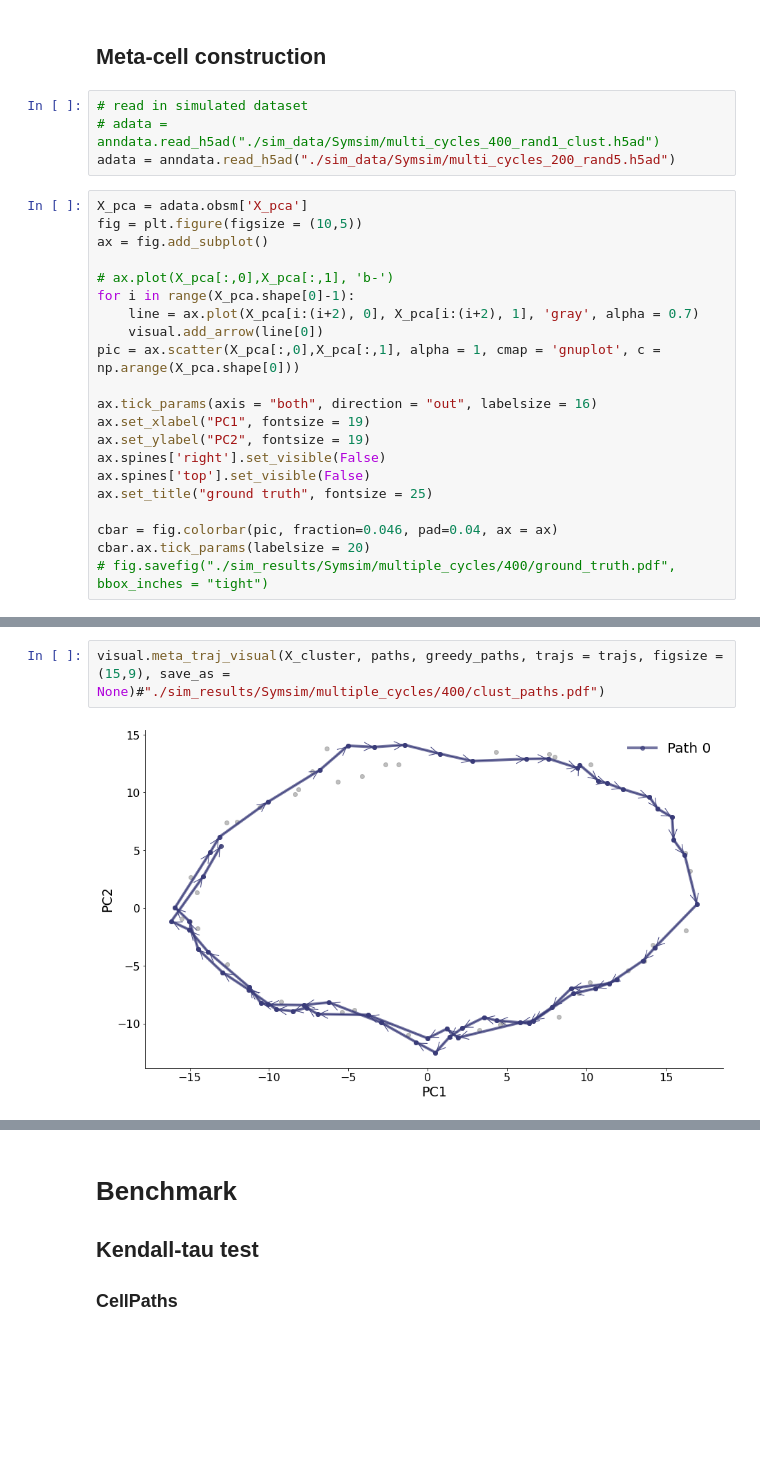
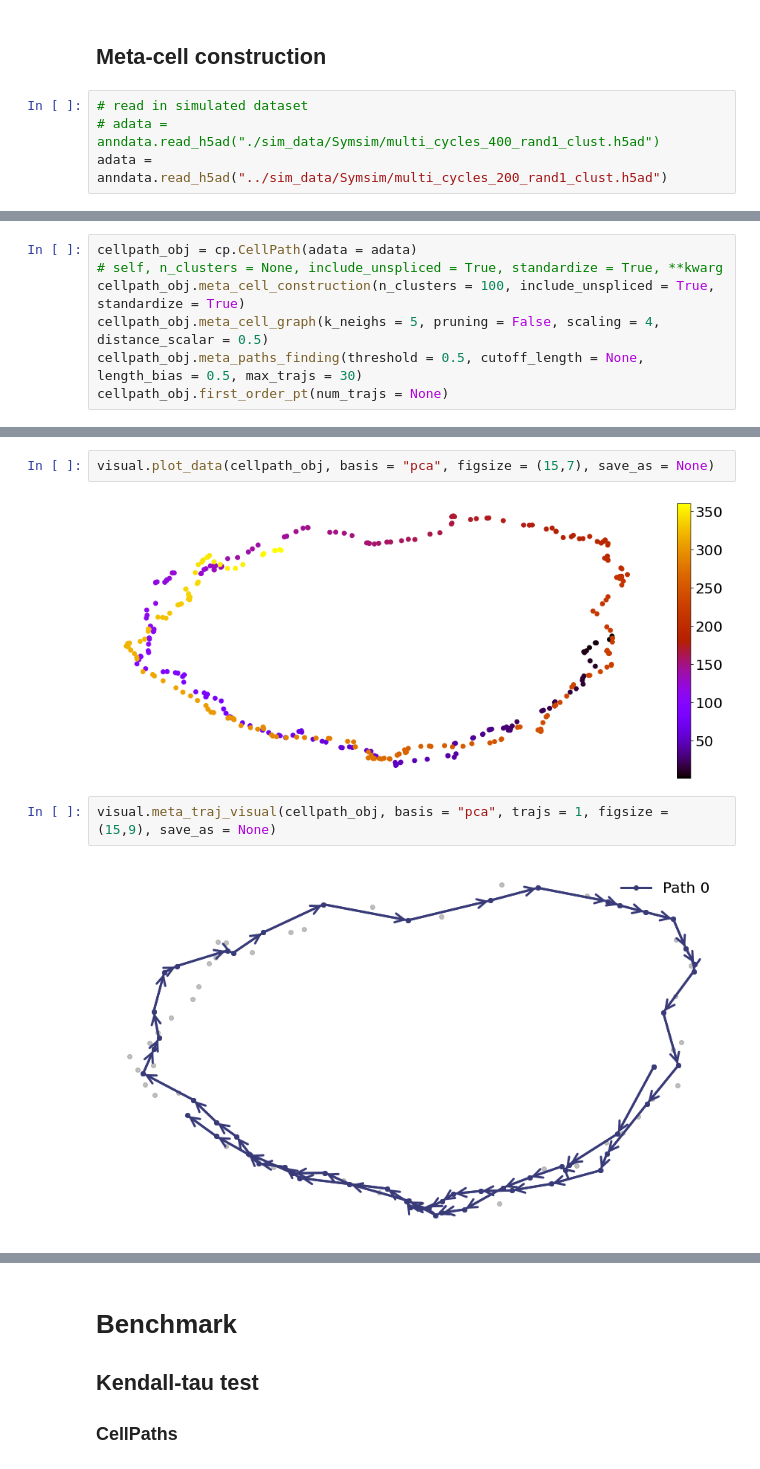
Before and after one commit to PeterZZQ/CellPath, a Jupyter notebook: Examples/CellPaths_multi_cycles.ipynb, the cells around one changed output, grey strips where cells are left out. Saved outputs shown, nothing was run; the diff lists cells and outputs as text; blank space fills up the shorter version.

```diff
--- a/Examples/CellPaths_multi_cycles.ipynb
+++ b/Examples/CellPaths_multi_cycles.ipynb
@@ -32,25 +24,4 @@ from sklearn.kernel_ridge import KernelRidge
 # %%
 # read in simulated dataset
 # adata = anndata.read_h5ad("./sim_data/Symsim/multi_cycles_400_rand1_clust.h5ad")
-adata = anndata.read_h5ad("./sim_data/Symsim/multi_cycles_200_rand5.h5ad")
+adata = anndata.read_h5ad("../sim_data/Symsim/multi_cycles_200_rand1_clust.h5ad")
-# %%
-X_pca = adata.obsm['X_pca']
-fig = plt.figure(figsize = (10,5))
-ax = fig.add_subplot()
-
-# ax.plot(X_pca[:,0],X_pca[:,1], 'b-')
-for i in range(X_pca.shape[0]-1):
-    line = ax.plot(X_pca[i:(i+2), 0], X_pca[i:(i+2), 1], 'gray', alpha = 0.7)
-    visual.add_arrow(line[0])
-pic = ax.scatter(X_pca[:,0],X_pca[:,1], alpha = 1, cmap = 'gnuplot', c = np.arange(X_pca.shape[0]))
-
-ax.tick_params(axis = "both", direction = "out", labelsize = 16)
-ax.set_xlabel("PC1", fontsize = 19)
-ax.set_ylabel("PC2", fontsize = 19)
-ax.spines['right'].set_visible(False)
-ax.spines['top'].set_visible(False)
-ax.set_title("ground truth", fontsize = 25)
-
-cbar = fig.colorbar(pic, fraction=0.046, pad=0.04, ax = ax)
-cbar.ax.tick_params(labelsize = 20)
-# fig.savefig("./sim_results/Symsim/multiple_cycles/400/ground_truth.pdf", bbox_inches = "tight")
@@ -104,0 +28,7 @@ trajs = 1
+# %%
+cellpath_obj = cp.CellPath(adata = adata)
+# self, n_clusters = None, include_unspliced = True, standardize = True, **kwarg
+cellpath_obj.meta_cell_construction(n_clusters = 100, include_unspliced = True, standardize = True)
+cellpath_obj.meta_cell_graph(k_neighs = 5, pruning = False, scaling = 4, distance_scalar = 0.5)
+cellpath_obj.meta_paths_finding(threshold = 0.5, cutoff_length = None, length_bias = 0.5, max_trajs = 30)
+cellpath_obj.first_order_pt(num_trajs = None)
@@ -105,4 +51,8 @@ trajs = 1
+# %%
+visual.plot_data(cellpath_obj, basis = "pca", figsize = (15,7), save_as = None)
+# %% [output]
+[figure, added]
 # %%
-visual.meta_traj_visual(X_cluster, paths, greedy_paths, trajs = trajs, figsize = (15,9), save_as = None)#"./sim_results/Symsim/multiple_cycles/400/clust_paths.pdf")
+visual.meta_traj_visual(cellpath_obj, basis = "pca", trajs = 1, figsize = (15,9), save_as = None)
 # %% [output]
-[figure, old version]
+[figure, new version]
```
Also changed, not shown: parts of 13 cells of this notebook, 3 other files.
